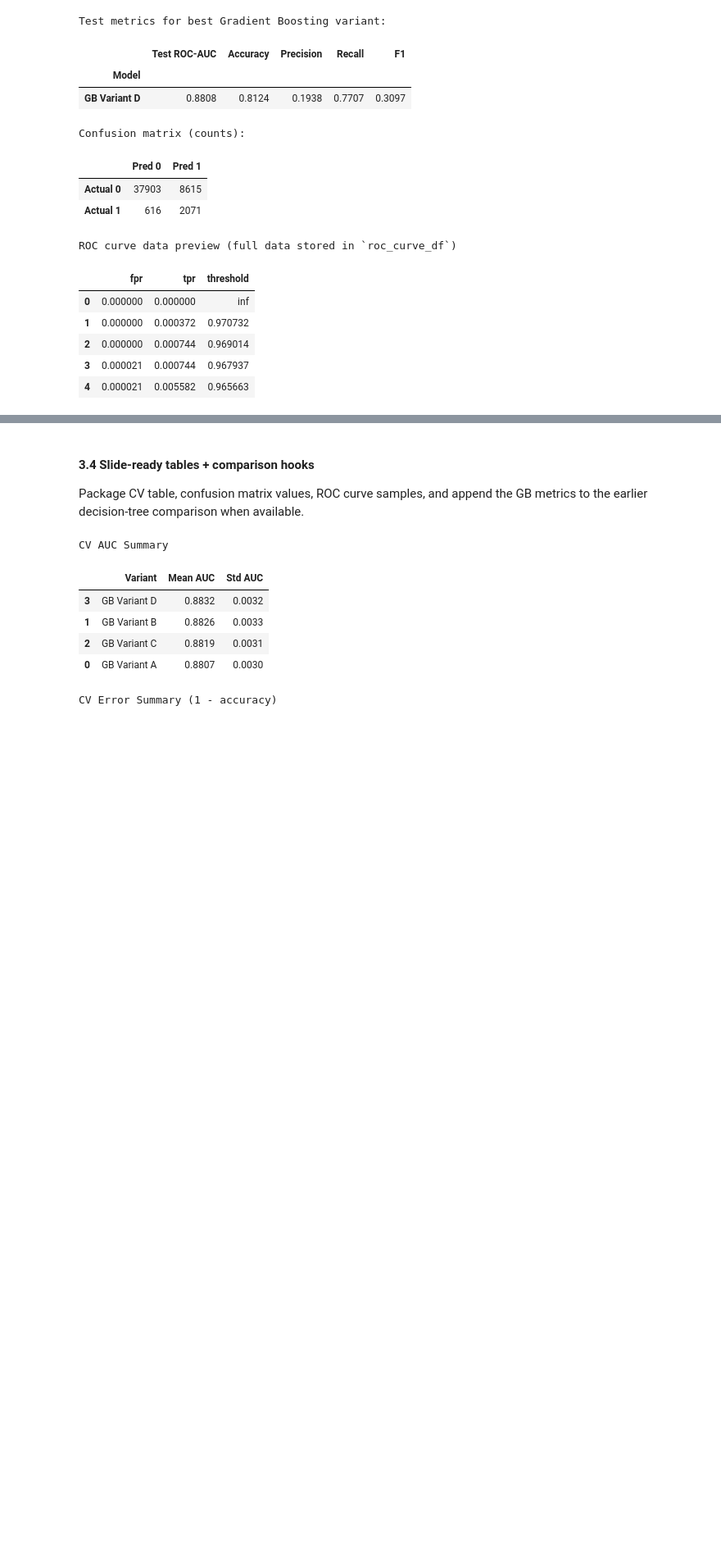
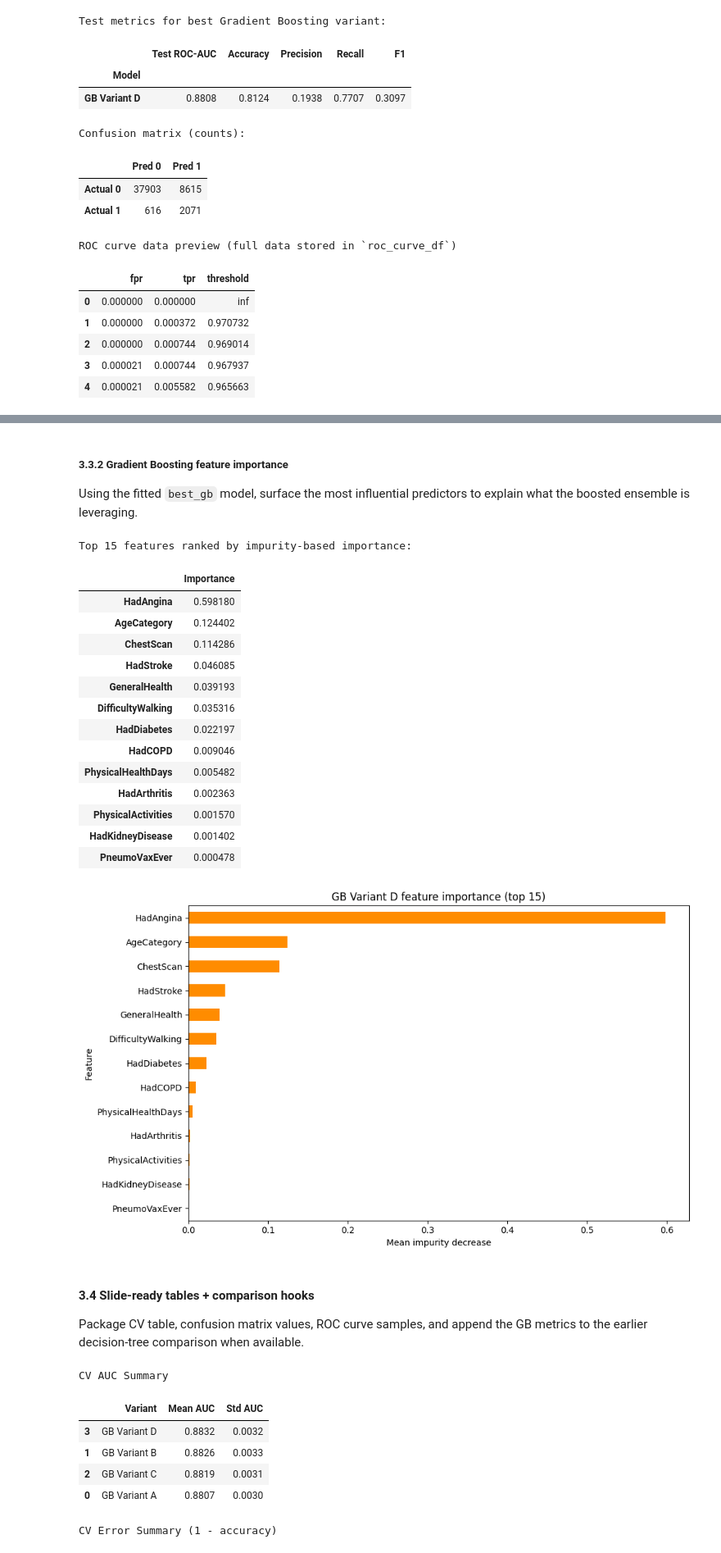
Before and after one commit to jaw039/COGS109_Indicators_of_Heart_Disease, a Jupyter notebook: heart_disease.ipynb, the cells around one changed output, grey strips where cells are left out. Shown at 82% size. Cells and saved outputs as stored; diff of their text form; code cells hidden in the pictures; blank space fills up the shorter version.

Commit message:
finished boosting

```diff
--- a/heart_disease.ipynb
+++ b/heart_disease.ipynb
@@ -802,6 +780,7 @@ cv_rows = []
 for name, cfg in gb_variant_configs.items():
     fold_scores = []
     fold_errors = []
+    fold_recalls = []
     for train_idx, val_idx in cv5.split(X_train, y_train):
         X_tr, X_val = X_train.iloc[train_idx], X_train.iloc[val_idx]
         y_tr, y_val = y_train.iloc[train_idx], y_train.iloc[val_idx]
@@ -813,9 +792,11 @@ for name, cfg in gb_variant_configs.items():
         y_val_pred = model.predict(X_val)
         fold_scores.append(roc_auc_score(y_val, y_val_proba))
         fold_errors.append(1 - accuracy_score(y_val, y_val_pred))
+        fold_recalls.append(recall_score(y_val, y_val_pred))
 
     scores = np.array(fold_scores)
     errors = np.array(fold_errors)
+    recalls = np.array(fold_recalls)
     cv_rows.append({
         "Variant": name,
         "n_estimators": cfg["n_estimators"],
@@ -827,8 +808,11 @@ for name, cfg in gb_variant_configs.items():
         "Std AUC": scores.std(),
         "Mean CV Error": errors.mean(),
         "Std CV Error": errors.std(),
+        "Mean Recall": recalls.mean(),
+        "Std Recall": recalls.std(),
         "Fold AUCs": scores,
-        "Fold Errors": errors
+        "Fold Errors": errors,
+        "Fold Recalls": recalls,
     })
 
 cv_results_df = pd.DataFrame(cv_rows).sort_values("Mean AUC", ascending=False)
@@ -845,6 +829,8 @@ display(
             "Std AUC",
             "Mean CV Error",
             "Std CV Error",
+            "Mean Recall",
+            "Std Recall",
         ]
     ].round(4)
 )
@@ -954,3 +920,42 @@ Top 15 features ranked by impurity-based importance:
+# %% [markdown]
+##### 3.3.2 Gradient Boosting feature importance
+Using the fitted `best_gb` model, surface the most influential predictors to explain what the boosted ensemble is leveraging.
+# %%
+top_n = 15
+
+gb_importances = pd.Series(best_gb.feature_importances_, index=X_train.columns)
+gb_top_importances = gb_importances.sort_values(ascending=False).head(top_n)
+
+print(f"Top {top_n} features ranked by impurity-based importance:")
+display(gb_top_importances.to_frame(name="Importance"))
+
+plt.figure(figsize=(10, 6))
+(
+    gb_top_importances.sort_values()
+    .plot(kind="barh", color="darkorange")
+)
+plt.xlabel("Mean impurity decrease")
+plt.ylabel("Feature")
+plt.title(f"{best_variant_name} feature importance (top {top_n})")
+plt.tight_layout()
+plt.show()
+# %% [output]
+Top 15 features ranked by impurity-based importance:
+|  | Importance |
+| HadAngina | 0.598180 |
+| AgeCategory | 0.124402 |
+| ChestScan | 0.114286 |
+| HadStroke | 0.046085 |
+| GeneralHealth | 0.039193 |
+| DifficultyWalking | 0.035316 |
+| HadDiabetes | 0.022197 |
+| HadCOPD | 0.009046 |
+| PhysicalHealthDays | 0.005482 |
+| HadArthritis | 0.002363 |
+| PhysicalActivities | 0.001570 |
+| HadKidneyDisease | 0.001402 |
+| PneumoVaxEver | 0.000478 |
+[figure, added]
 # %% [markdown]
 #### 3.4 Slide-ready tables + comparison hooks
 Package CV table, confusion matrix values, ROC curve samples, and append the GB metrics to the earlier decision-tree comparison when available.
```
Also changed, not shown: parts of 17 cells of this notebook.
